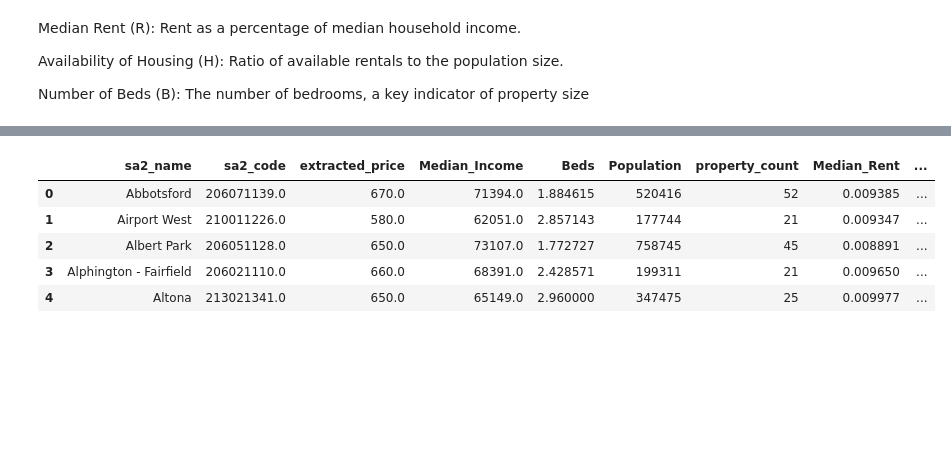
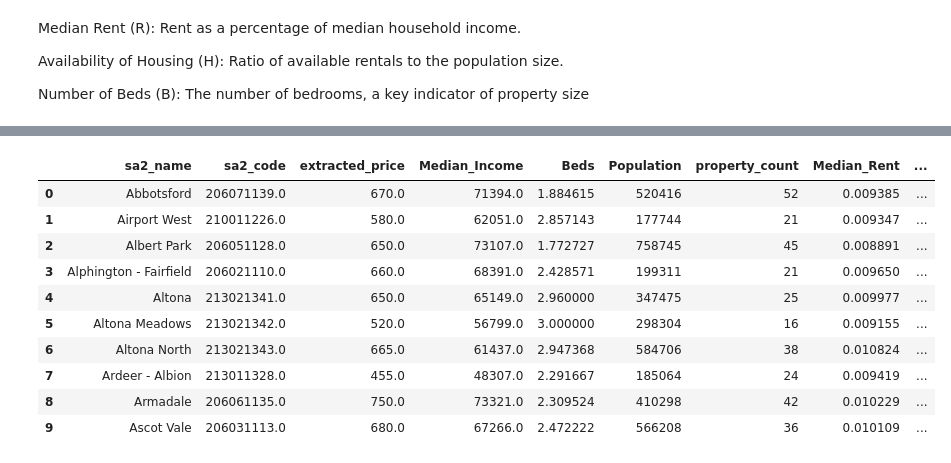
Before and after one commit to MAST30034-AppliedDataScience/project-2-group-real-estate-industry-project-3, a Jupyter notebook: notebooks/affordability.ipynb, the cells around one changed output, grey strips where cells are left out. Drawn from its saved outputs; the diff is of its cells as text; code cells hidden in the pictures; blank space fills up the shorter version.

```diff
--- a/notebooks/affordability.ipynb
+++ b/notebooks/affordability.ipynb
@@ -54,11 +54,16 @@ sa2_grouped['Median_Rent'] = sa2_grouped['extracted_price'] / sa2_grouped['Media
 sa2_grouped['availability'] = sa2_grouped['property_count'] / sa2_grouped['Population']
 # %%
 # show the first 5 rows
-sa2_grouped.head(5)
+sa2_grouped.head(10)
 # %% [output]
 |  | sa2_name | sa2_code | extracted_price | Median_Income | Beds | Population | property_count | Median_Rent | ... |
 | 0 | Abbotsford | 206071139.0 | 670.0 | 71394.0 | 1.884615 | 520416 | 52 | 0.009385 | ... |
 | 1 | Airport West | 210011226.0 | 580.0 | 62051.0 | 2.857143 | 177744 | 21 | 0.009347 | ... |
 | 2 | Albert Park | 206051128.0 | 650.0 | 73107.0 | 1.772727 | 758745 | 45 | 0.008891 | ... |
 | 3 | Alphington - Fairfield | 206021110.0 | 660.0 | 68391.0 | 2.428571 | 199311 | 21 | 0.009650 | ... |
 | 4 | Altona | 213021341.0 | 650.0 | 65149.0 | 2.960000 | 347475 | 25 | 0.009977 | ... |
+| 5 | Altona Meadows | 213021342.0 | 520.0 | 56799.0 | 3.000000 | 298304 | 16 | 0.009155 | ... |
+| 6 | Altona North | 213021343.0 | 665.0 | 61437.0 | 2.947368 | 584706 | 38 | 0.010824 | ... |
+| 7 | Ardeer - Albion | 213011328.0 | 455.0 | 48307.0 | 2.291667 | 185064 | 24 | 0.009419 | ... |
+| 8 | Armadale | 206061135.0 | 750.0 | 73321.0 | 2.309524 | 410298 | 42 | 0.010229 | ... |
+| 9 | Ascot Vale | 206031113.0 | 680.0 | 67266.0 | 2.472222 | 566208 | 36 | 0.010109 | ... |
```
Also changed, not shown: parts of 3 cells of this notebook.
